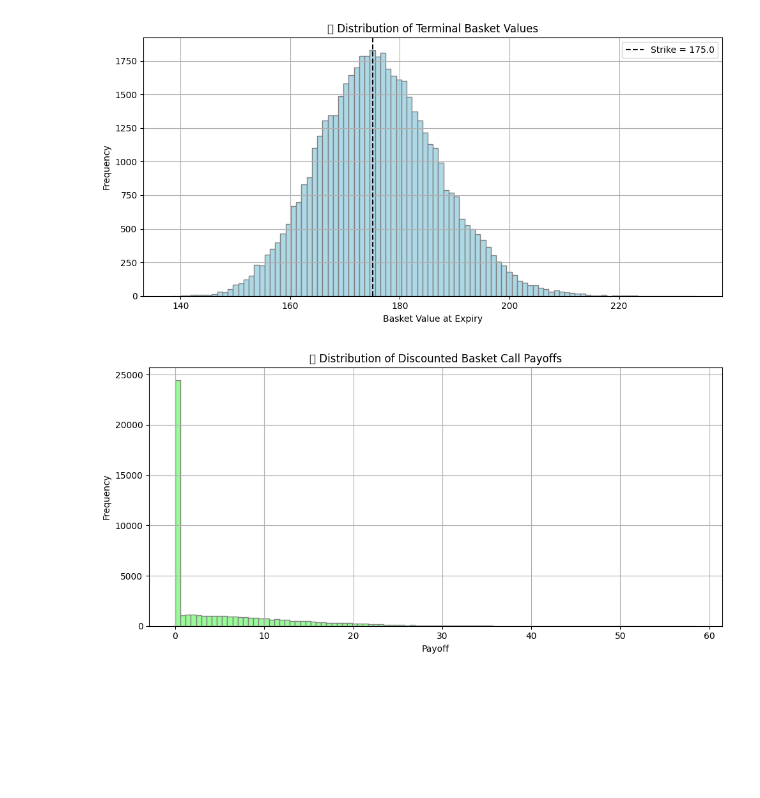
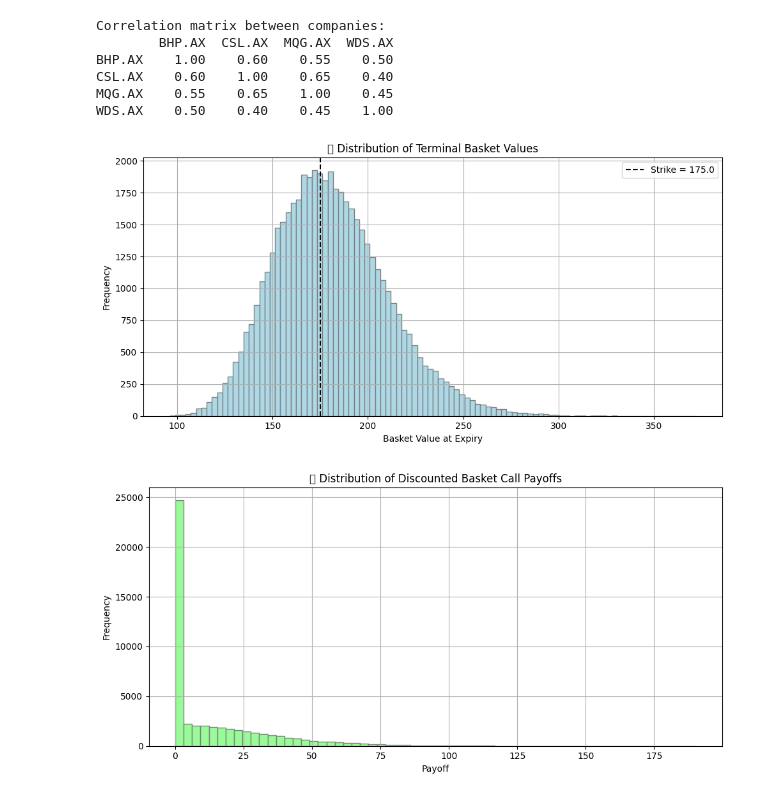
Before and after one commit to TrewSean/FMA_Tester_GPT, a Jupyter notebook: project_folder/trading_desk_analysis.ipynb, the cells around one changed output. Saved outputs shown, nothing was run; the diff lists cells and outputs as text; code cells hidden in the pictures; blank space fills up the shorter version.

```diff
--- a/project_folder/trading_desk_analysis.ipynb
+++ b/project_folder/trading_desk_analysis.ipynb
@@ -357,68 +356,102 @@ print(f"✅ Knock-in frequency: {np.mean(hit_barrier_hist) * 100:.2f}%")
 # %%
+import numpy as np
+import pandas as pd
 import matplotlib.pyplot as plt
 
-# Simulation settings
+# Parameters and inputs
 np.random.seed(42)
-steps = 252
+steps = 62
 paths = 50000
-T = basket.T
+T = 175 / 252  # Convert 175 trading days to years assuming 252 trading days per year
 dt = T / steps
+r = 0.05  # Flat risk-free rate 5%
 
-# Preload parameters
-n_assets = len(basket.S0_list)
-S0s = basket.S0_list
-σs = basket.sigma_list
-corr = basket.corr
-L = np.linalg.cholesky(corr)  # Cholesky for correlation
-weights = basket.weights
-K = basket.K
-discount = basket.discount
+# Company names
+companies = ['BHP.AX', 'CSL.AX', 'MQG.AX', 'WDS.AX']
+
+# Spot prices
+S0s = np.array([39.72, 241.82, 207.35, 21.92])
+
+# Volatility from previous calculations
+σs = np.array([0.2254, 0.1903, 0.2482, 0.2925])
+
+# Correlation matrix
+corr = np.array([
+    [1.00, 0.60, 0.55, 0.50],
+    [0.60, 1.00, 0.65, 0.40],
+    [0.55, 0.65, 1.00, 0.45],
+    [0.50, 0.40, 0.45, 1.00]
+])
+
+# Weights in the basket (sum to 1)
+weights = np.array([0.10, 0.35, 0.40, 0.15])
+
+# Strike price
+K = 175.0
+
+# Discount factor function
+def discount(T):
+    return np.exp(-r * T)
+
+# Cholesky decomposition for correlation matrix
+L = np.linalg.cholesky(corr)
 
 # Generate correlated random paths
-Z = np.random.normal(size=(paths, steps, n_assets))
-Z_corr = Z @ L.T  # Correlated standard normals
+Z = np.random.normal(size=(paths, steps, len(companies)))
+Z_corr = Z @ L.T
 
-# Initialise asset paths
-S_paths = np.zeros((paths, steps + 1, n_assets))
+# Initialise asset paths array
+S_paths = np.zeros((paths, steps + 1, len(companies)))
 S_paths[:, 0, :] = S0s
 
-# Simulate asset paths
+# Simulate GBM paths for each asset
 for t in range(1, steps + 1):
     S_paths[:, t, :] = S_paths[:, t - 1, :] * np.exp(
-        (r - 0.5 * σs ** 2) * dt + σs * np.sqrt(dt) * Z_corr[:, t - 1, :]
+        (r - 0.5 * σs**2) * dt + σs * np.sqrt(dt) * Z_corr[:, t - 1, :]
     )
 
 # Compute terminal basket values and option payoffs
 terminal_values = np.dot(S_paths[:, -1, :], weights)
 payoffs = np.maximum(terminal_values - K, 0)
 discounted_payoffs = discount(T) * payoffs
+
+# Print correlation matrix as a table
+corr_df = pd.DataFrame(corr, index=companies, columns=companies)
+print("Correlation matrix between companies:")
+print(corr_df.round(4))
 
 # Plot 1: Distribution of terminal basket values
 plt.figure(figsize=(10, 5))
 plt.hist(terminal_values, bins=100, color='lightblue', edgecolor='gray')
 plt.axvline(K, color='black', linestyle='--', label=f"Strike = {K}")
 plt.title("📊 Distribution of Terminal Basket Values")
 plt.xlabel("Basket Value at Expiry")
 plt.ylabel("Frequency")
 plt.legend()
 plt.grid(True)
 plt.tight_layout()
 plt.show()
 
 # Plot 2: Distribution of option payoffs
 plt.figure(figsize=(10, 5))
-plt.hist(discounted_payoffs, bins=100, color='palegreen', edgecolor='gray')
+plt.hist(discounted_payoffs, bins=62, color='palegreen', edgecolor='gray')
 plt.title("💰 Distribution of Discounted Basket Call Payoffs")
 plt.xlabel("Payoff")
 plt.ylabel("Frequency")
 plt.grid(True)
 plt.tight_layout()
 plt.show()
 
 # Optional: Print summary stats
-print(f"🔹 Mean terminal basket value: {terminal_values.mean():.2f}")
+print(f"\n🔹 Mean terminal basket value: {terminal_values.mean():.2f}")
 print(f"🔸 Probability ITM (payoff > 0): {(payoffs > 0).mean():.2%}")
 print(f"💵 Mean discounted payoff (Option Price): {discounted_payoffs.mean():.4f}")
 # %% [output]
+Correlation matrix between companies:
+        BHP.AX  CSL.AX  MQG.AX  WDS.AX
+BHP.AX    1.00    0.60    0.55    0.50
+CSL.AX    0.60    1.00    0.65    0.40
+MQG.AX    0.55    0.65    1.00    0.45
+WDS.AX    0.50    0.40    0.45    1.00
-[figure, old version]
+[figure, new version]
-[figure, old version]
+[figure, new version]
```
Also changed, not shown: parts of 8 cells of this notebook.
